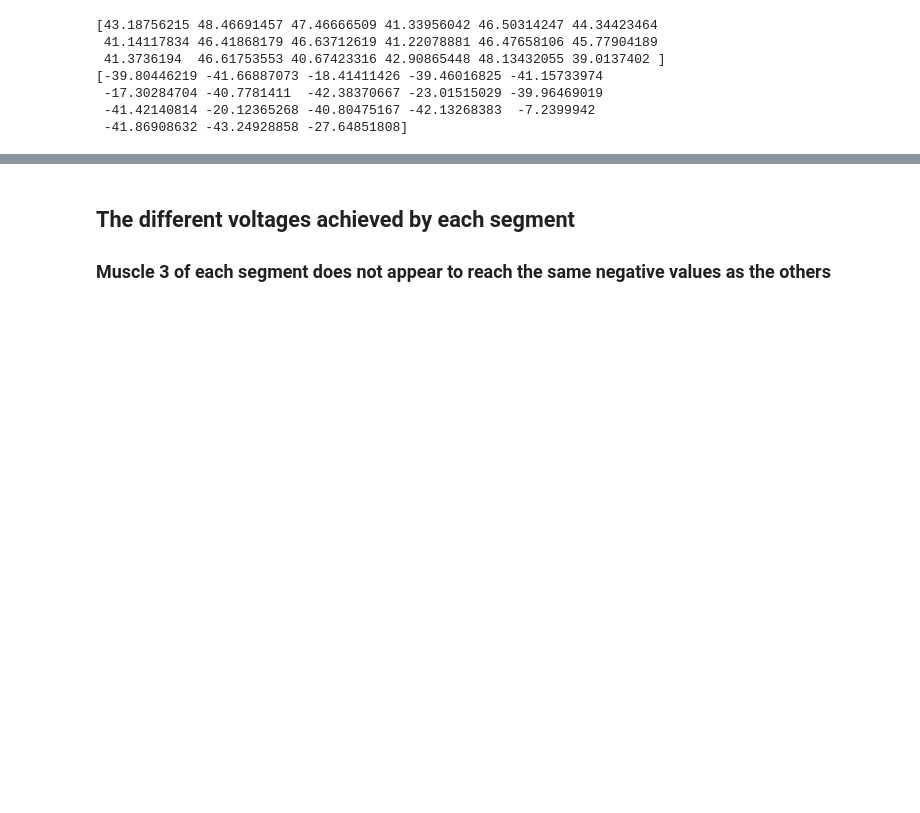
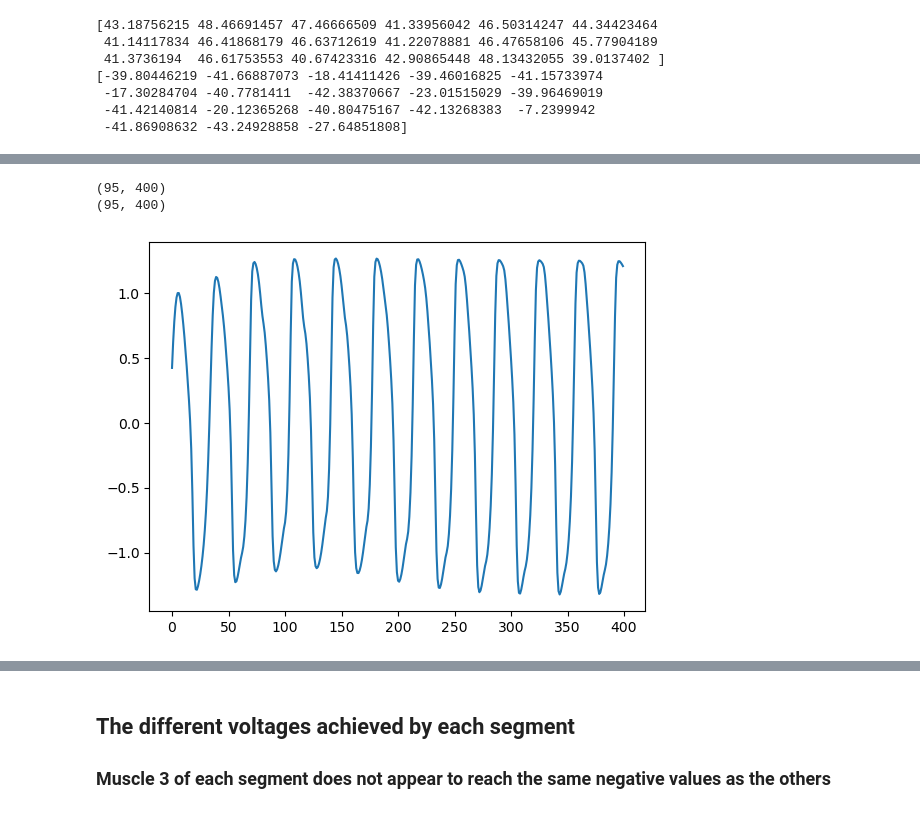
Before and after one commit to agetopher/Celegans_HuberBraun, a Jupyter notebook: test.ipynb, the cells around one changed output, grey strips where cells are left out. Cells and saved outputs as stored; diff of their text form; code cells hidden in the pictures; blank space fills up the shorter version.

```diff
--- a/test.ipynb
+++ b/test.ipynb
@@ -132,0 +136,49 @@ plt.legend()
+# %%
+idx = np.array([1, 2, 3, 4, 5, 7, 8, 9, 10, 11])
+relative_strengths = (1-abs(idx-6)/10)
+
+final_dorsal = np.array([])
+final_ventral = np.array([])
+for i in range(400):
+    next_step_dorsal = np.array([])
+    next_step_ventral = np.array([])
+    for j in range(18):
+        curr_dorsal = dorsal_strength[j, i] * relative_strengths
+        curr_ventral = ventral_strength[j, i] * relative_strengths
+
+        if j == 0:
+            next_step_dorsal = np.append(next_step_dorsal, curr_dorsal[0:5]).reshape(5, 1)
+            prev_dorsal = curr_dorsal.copy()
+            next_step_ventral = np.append(next_step_ventral, curr_ventral[0:5]).reshape(5, 1)
+            prev_ventral = curr_ventral.copy()
+            continue
+
+        next_seg_dorsal = curr_dorsal[0:5] + prev_dorsal[5:10]
+        next_step_dorsal = np.append(next_step_dorsal, next_seg_dorsal.reshape(5, 1), axis=0)
+        prev_dorsal = curr_dorsal.copy()
+
+        next_seg_ventral = curr_ventral[0:5] + prev_ventral[5:10]
+        next_step_ventral = np.append(next_step_ventral, next_seg_ventral.reshape(5, 1), axis=0)
+        prev_ventral = curr_ventral.copy()
+
+        if j == 17:
+            next_step_dorsal = np.append(next_step_dorsal, curr_dorsal[5:10].reshape(5, 1), axis=0)
+            next_step_ventral = np.append(next_step_ventral, curr_ventral[5:10].reshape(5, 1), axis=0)
+
+    if i == 0:
+        final_dorsal = next_step_dorsal
+        final_ventral = next_step_ventral
+    else:
+        final_dorsal = np.append(final_dorsal, next_step_dorsal, axis=1)
+        final_ventral = np.append(final_ventral, next_step_ventral, axis=1)
+
+print(final_dorsal.shape)
+print(final_ventral.shape)
+# %% [output]
+(95, 400)
+(95, 400)
+# %%
+plt.plot(final_dorsal[10, :] - final_ventral[10, :])
+plt.show()
+# %% [output]
+[figure, added]
```
Also changed, not shown: parts of 21 cells of this notebook, 10 other files.
